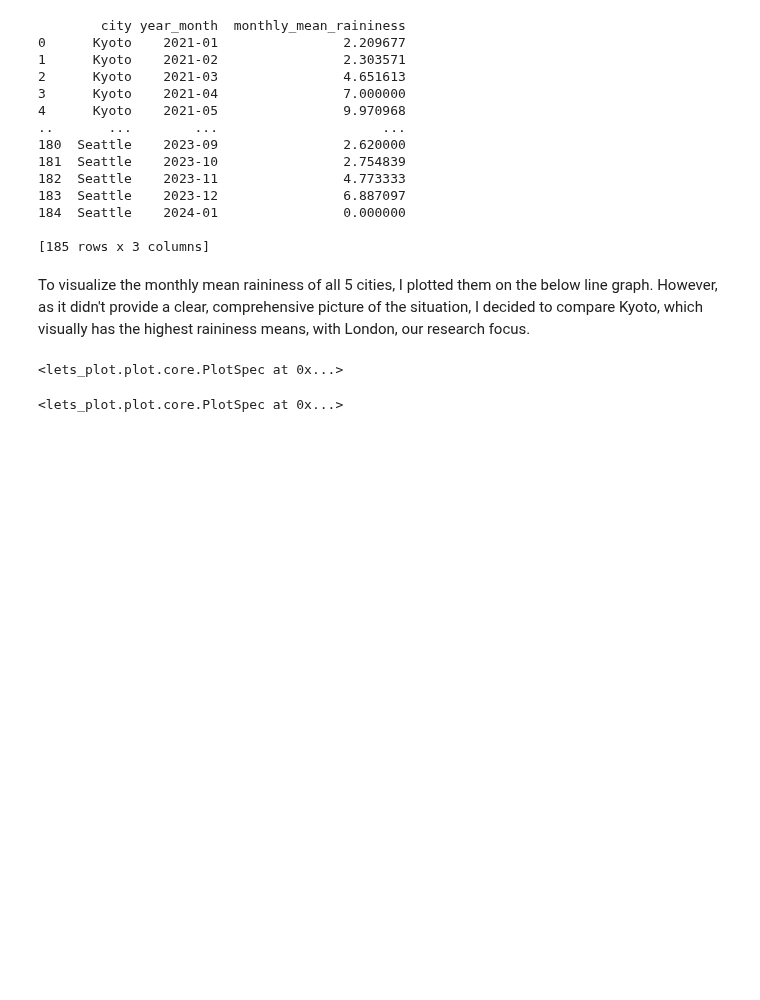
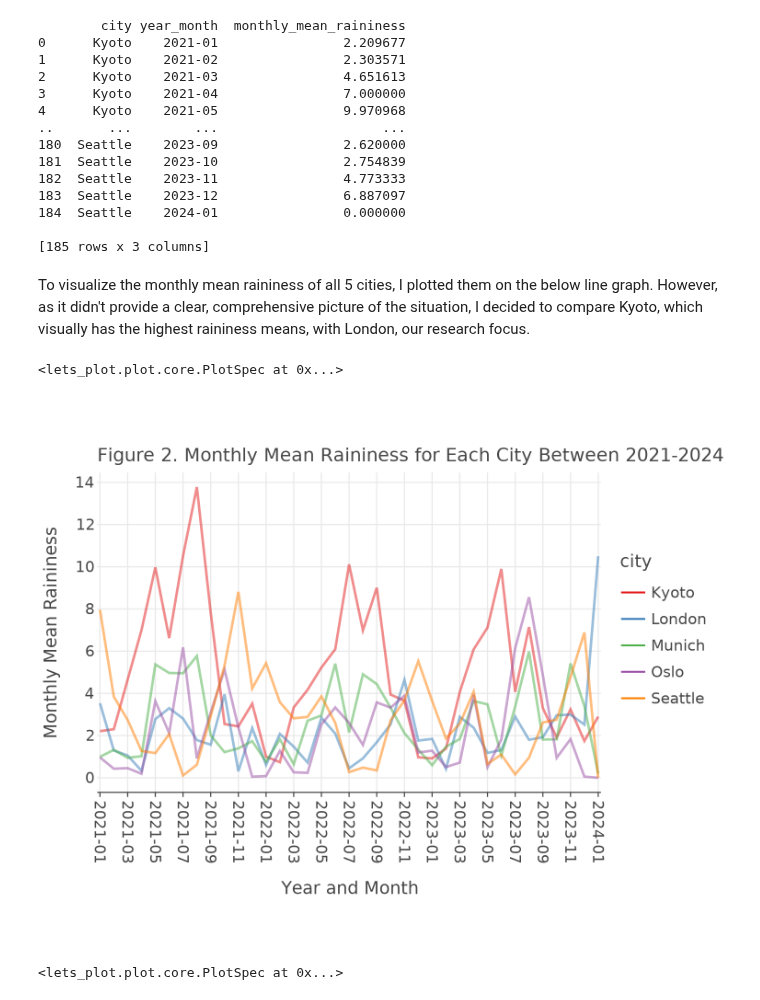
Before and after one commit to deyavuz/ds105a-weather-research, a Jupyter notebook: code/NB02-Raininess-Index.ipynb, the cells around one changed output. Drawn from its saved outputs; the diff is of its cells as text; code cells hidden in the pictures; blank space fills up the shorter version.

Commit message:
Add png plots
Add png versions of plots to display on github

```diff
--- a/code/NB02-Raininess-Index.ipynb
+++ b/code/NB02-Raininess-Index.ipynb
@@ -91,13 +91,22 @@ monthly_avg = pd.read_csv('/files/ds105a-2024-w06-summative-deyavuz/data/monthly
 To visualize the monthly mean raininess of all 5 cities, I plotted them on the below line graph. However, as it didn't provide a clear, comprehensive picture of the situation, I decided to compare Kyoto, which visually has the highest raininess means, with London, our research focus.
 # %%
 ## Plotting every city's mean raininess on a line graph
-ggplot(monthly_avg, aes(x='year_month', y='monthly_mean_raininess', group='city')) + \
+plot = (
+    ggplot(monthly_avg, aes(x='year_month', y='monthly_mean_raininess', group='city')) + \
     geom_line(aes(color='city'), size=1, alpha=0.5) + \
     xlab('Year and Month') + \
     ylab('Monthly Mean Raininess') + \
-        ggtitle('Figure 2. Monthly Mean Raininess for Each City Between 2021-2024')
+        ggtitle('Figure 2. Monthly Mean Raininess for Each City Between 2021-2024'))
+plot
 # %% [output]
 <lets_plot.plot.core.PlotSpec at 0x...>
+# %%
+## Saving plot
+ggsave(plot, filename='all_line.png', path='../figures', w=5, h=4, unit='in', dpi=300)
+## Displaying plot
+Image(filename='../figures/all_line.png')
+# %% [output]
+[figure, added]
 # %%
 ## Creating variables for Kyoto and London mean raininess data, and plotting them on a line graph
 kyoto_data = get_city_data(monthly_avg, 'Kyoto')
```
Also changed, not shown: parts of 1 cell of this notebook.
